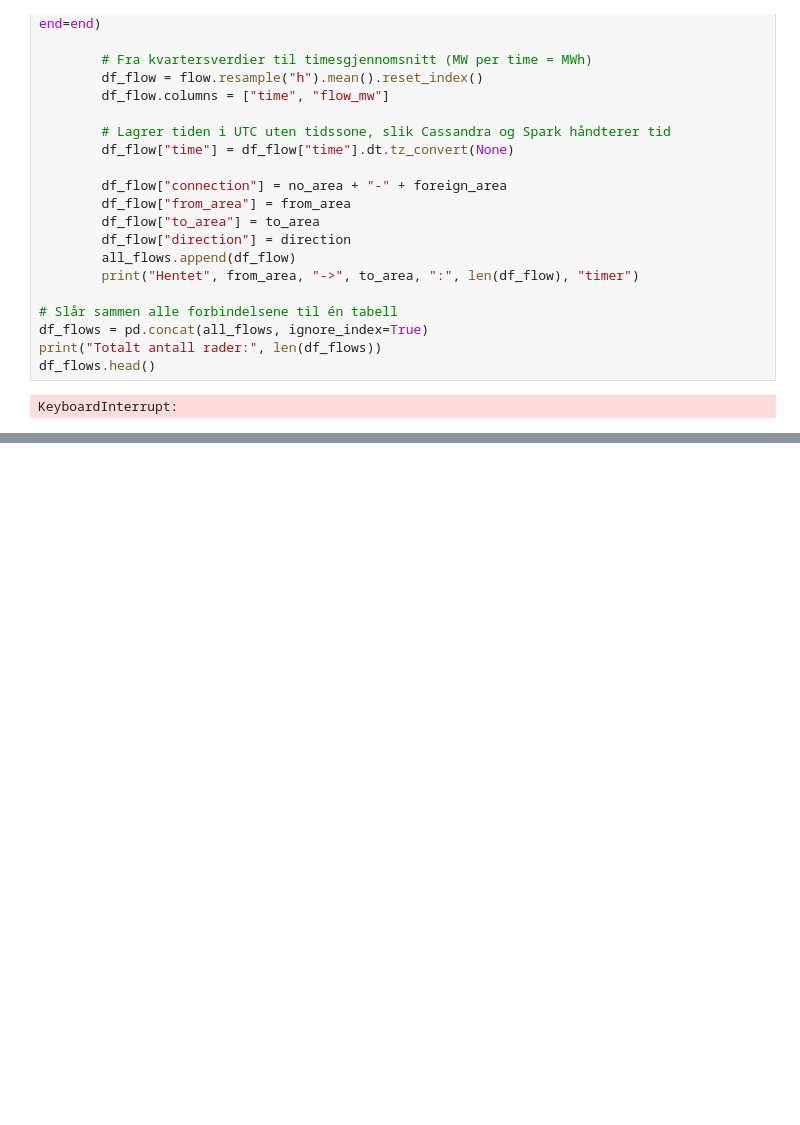
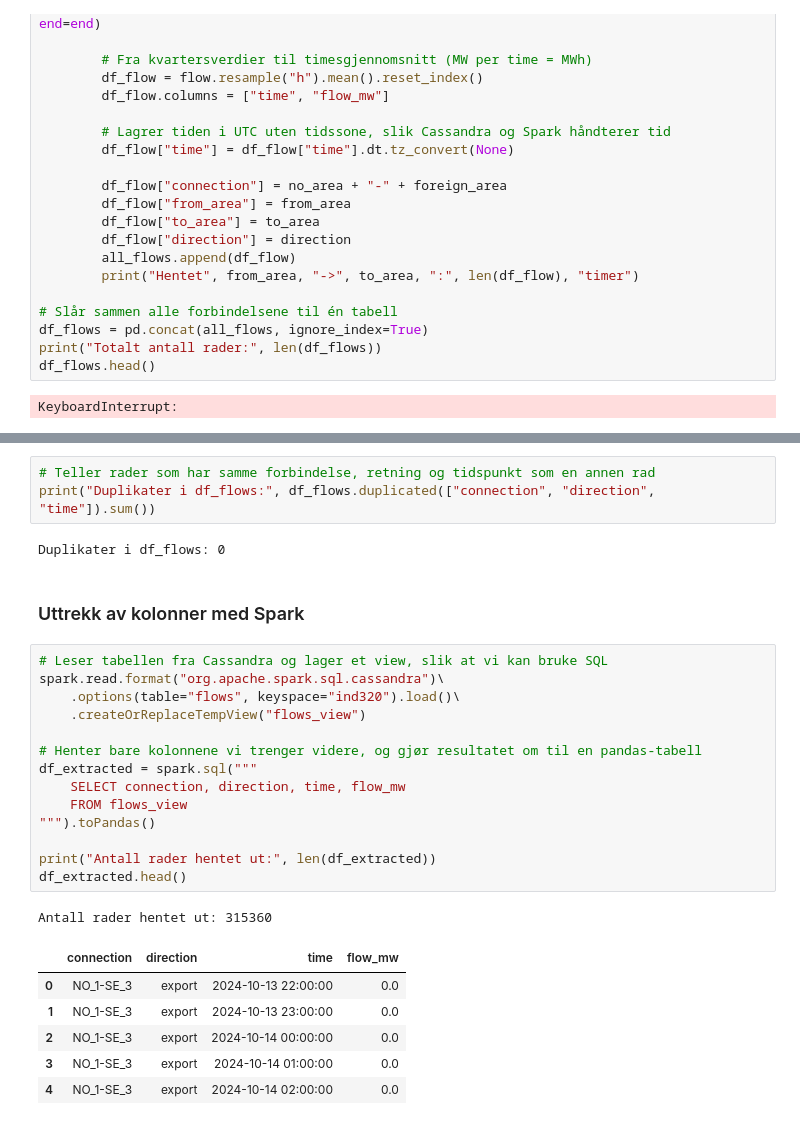
Before and after one commit to Kaja321/ind320-dashboard-kaja321, a Jupyter notebook: analyse_part2.ipynb, the cells around one changed output, grey strips where cells are left out. Saved outputs shown, nothing was run; the diff lists cells and outputs as text; blank space fills up the shorter version.

```diff
--- a/analyse_part2.ipynb
+++ b/analyse_part2.ipynb
@@ -511,0 +587,29 @@ Lagret 315360 rader
+# %%
+# Teller rader som har samme forbindelse, retning og tidspunkt som en annen rad
+print("Duplikater i df_flows:", df_flows.duplicated(["connection", "direction", "time"]).sum())
+# %% [output]
+Duplikater i df_flows: 0
+# %% [markdown]
+### Uttrekk av kolonner med Spark
+# %%
+# Leser tabellen fra Cassandra og lager et view, slik at vi kan bruke SQL
+spark.read.format("org.apache.spark.sql.cassandra")\
+    .options(table="flows", keyspace="ind320").load()\
+    .createOrReplaceTempView("flows_view")
+
+# Henter bare kolonnene vi trenger videre, og gjør resultatet om til en pandas-tabell
+df_extracted = spark.sql("""
+    SELECT connection, direction, time, flow_mw
+    FROM flows_view
+""").toPandas()
+
+print("Antall rader hentet ut:", len(df_extracted))
+df_extracted.head()
+# %% [output]
+Antall rader hentet ut: 315360
+|  | connection | direction | time | flow_mw |
+| 0 | NO_1-SE_3 | export | 2024-10-13 22:00:00 | 0.0 |
+| 1 | NO_1-SE_3 | export | 2024-10-13 23:00:00 | 0.0 |
+| 2 | NO_1-SE_3 | export | 2024-10-14 00:00:00 | 0.0 |
+| 3 | NO_1-SE_3 | export | 2024-10-14 01:00:00 | 0.0 |
+| 4 | NO_1-SE_3 | export | 2024-10-14 02:00:00 | 0.0 |
```
Also changed, not shown: parts of 6 cells of this notebook.
